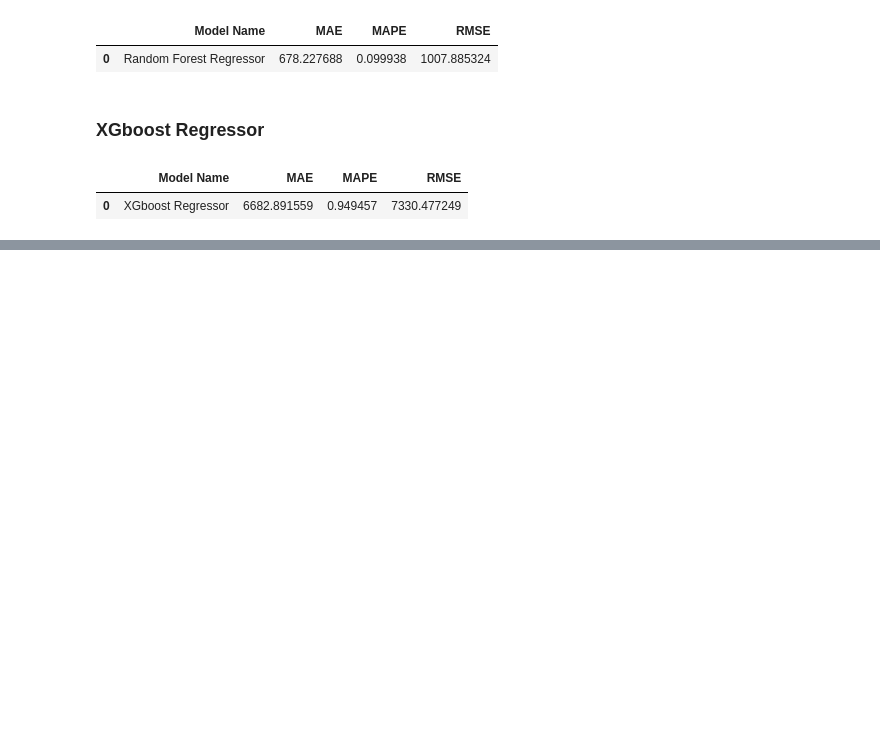
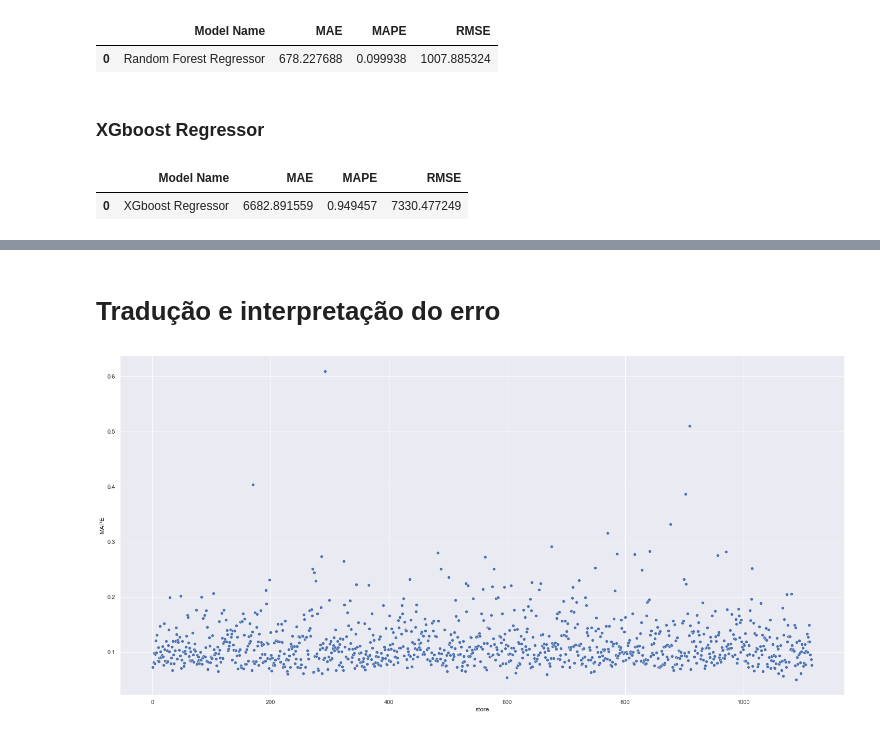
Before and after one commit to lavinomenezes/Ds_em_producao, a Jupyter notebook: Ds_em_producao_06_machine_learning.ipynb, the cells around one changed output, grey strips where cells are left out. Cells and saved outputs as stored; diff of their text form; code cells hidden in the pictures; blank space fills up the shorter version.

```diff
--- a/Ds_em_producao_06_machine_learning.ipynb
+++ b/Ds_em_producao_06_machine_learning.ipynb
@@ -322,0 +395,27 @@ modelling_result_cross_val
+# %% [markdown]
+# Tradução e interpretação do erro
+# %%
+df8 = df7[df7['date'] >= '2015-06-19']
+# %%
+df8['sales'] = np.expm1(df8['sales'])
+df8['predictions'] = np.expm1(yhat_xgb_tuned)
+# %%
+# sum of predictions
+df8_a = df8[['store','predictions']].groupby('store').sum().reset_index()
+
+#MAE and MAPE
+df8_b = df8[['store','sales','predictions']].groupby('store').apply(lambda x:mean_absolute_error(x['sales'],x['predictions'])).reset_index().rename({0:'MAE'},axis=1)
+df8_c = df8[['store','sales','predictions']].groupby('store').apply(lambda x:mean_absolute_percentage_error(x['sales'],x['predictions'])).reset_index().rename({0:'MAPE'},axis=1)
+
+df8_a['MAE'] = df8_b['MAE']
+df8_a['MAPE'] = df8_c['MAPE']
+
+# scenario
+df8_a['worst_scenario'] = df8_a['predictions'] - df8_a['MAE']
+df8_a['best_scenario'] = df8_a['predictions'] + df8_a['MAE']
+
+df8_a = df8_a[['store', 'predictions', 'worst_scenario','best_scenario', 'MAE', 'MAPE']]
+# %%
+sns.scatterplot(x='store',y='MAPE',data=df8_a);
+# %% [output]
+[figure, added]
```
Also changed, not shown: parts of 48 cells of this notebook.
